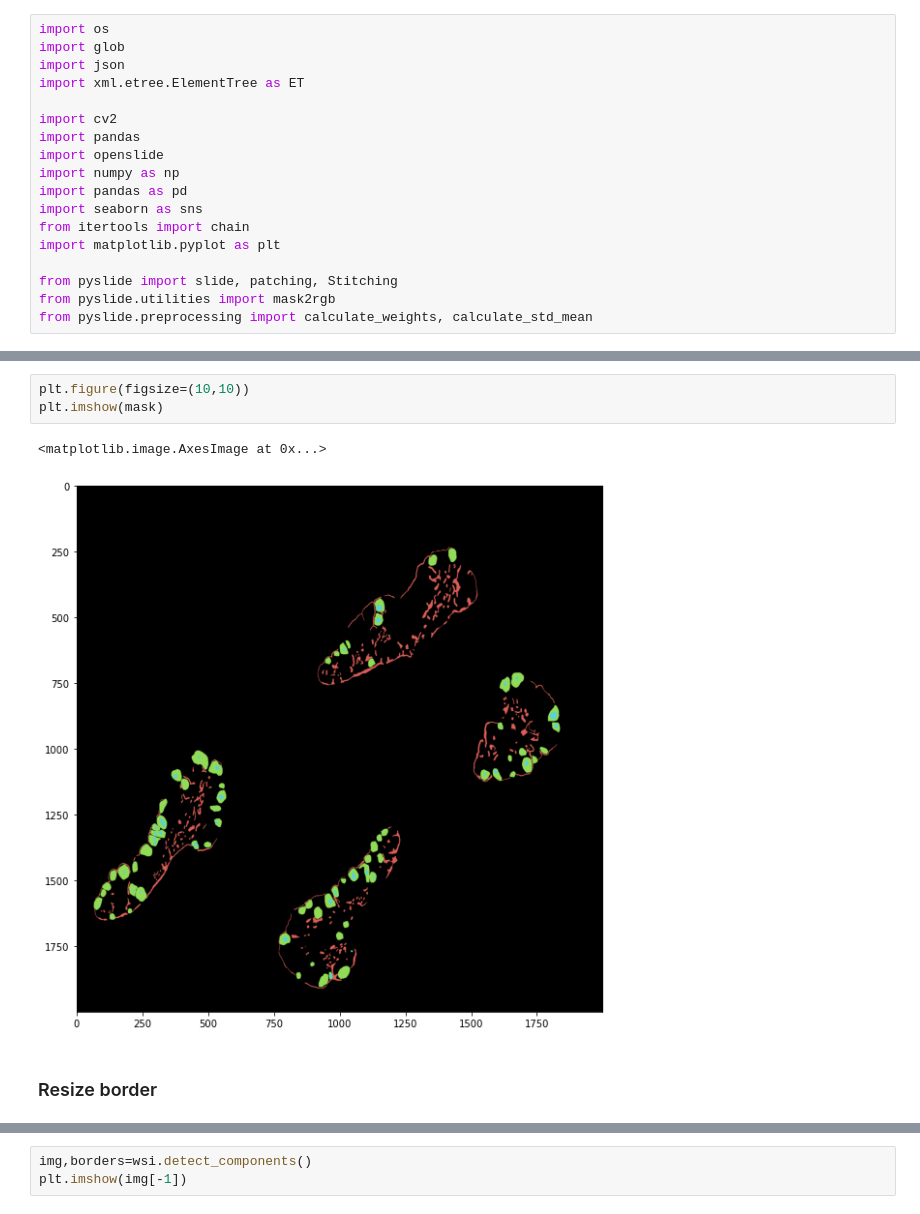
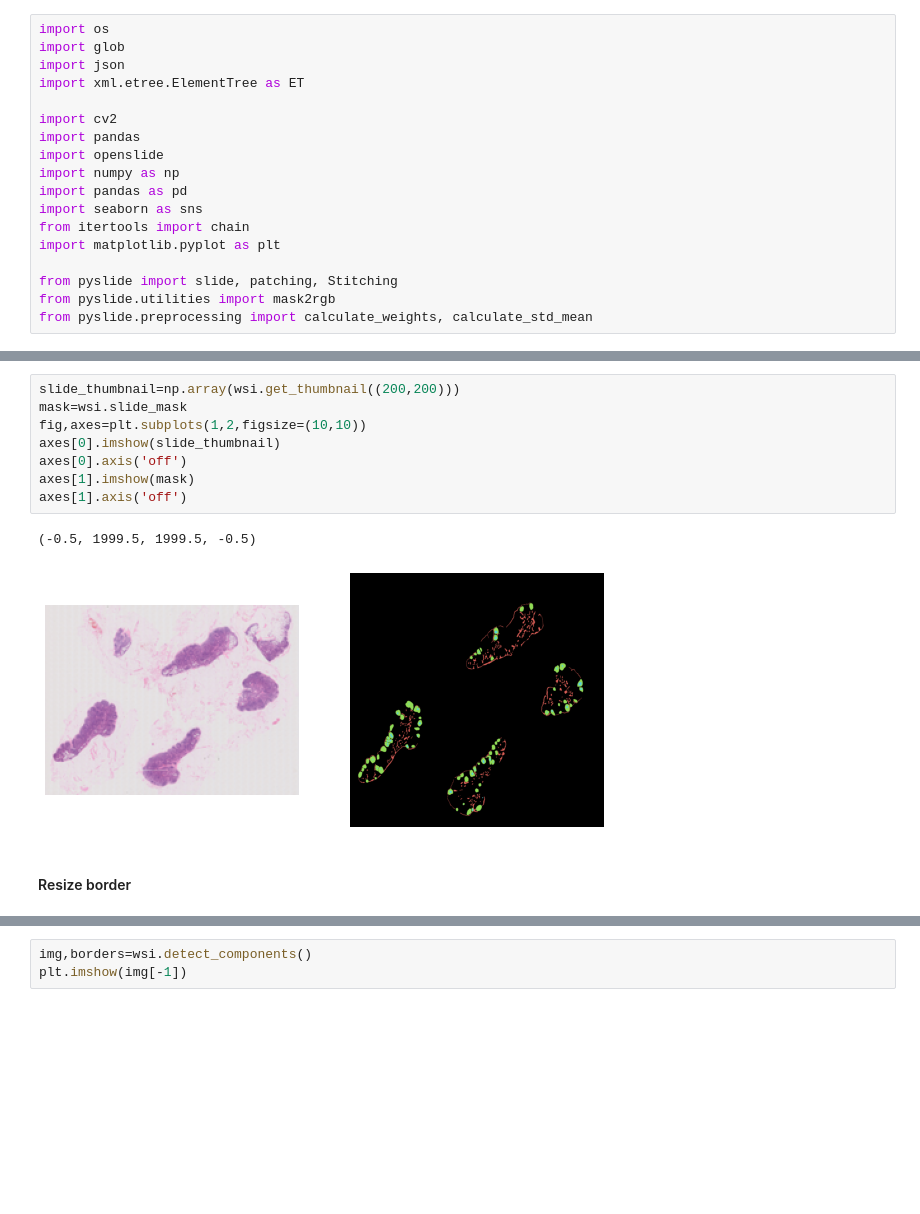
Before and after one commit to gregoryverghese/PySlide, a Jupyter notebook: example.ipynb, the cells around one changed output, grey strips where cells are left out. Drawn from its saved outputs; the diff is of its cells as text; blank space fills up the shorter version.

```diff
--- a/example.ipynb
+++ b/example.ipynb
@@ -36,11 +112,16 @@ border:[(3981.0, 118531.0), (11202.0, 92659.0)]
-# %%
-plt.figure(figsize=(10,10))
-plt.imshow(mask)
-# %% [output]
-<matplotlib.image.AxesImage at 0x...>
-[figure, removed]
+# %%
+slide_thumbnail=np.array(wsi.get_thumbnail((200,200)))
+mask=wsi.slide_mask
+fig,axes=plt.subplots(1,2,figsize=(10,10))
+axes[0].imshow(slide_thumbnail)
+axes[0].axis('off')
+axes[1].imshow(mask)
+axes[1].axis('off')
+# %% [output]
+(-0.5, 1999.5, 1999.5, -0.5)
+[figure, added]
 # %% [markdown]
-### Resize border
+#### Resize border
 # %%
 print('border:{}'.format(wsi.get_border()))
 borders=wsi.get_border()
```
Also changed, not shown: parts of 23 cells of this notebook.
